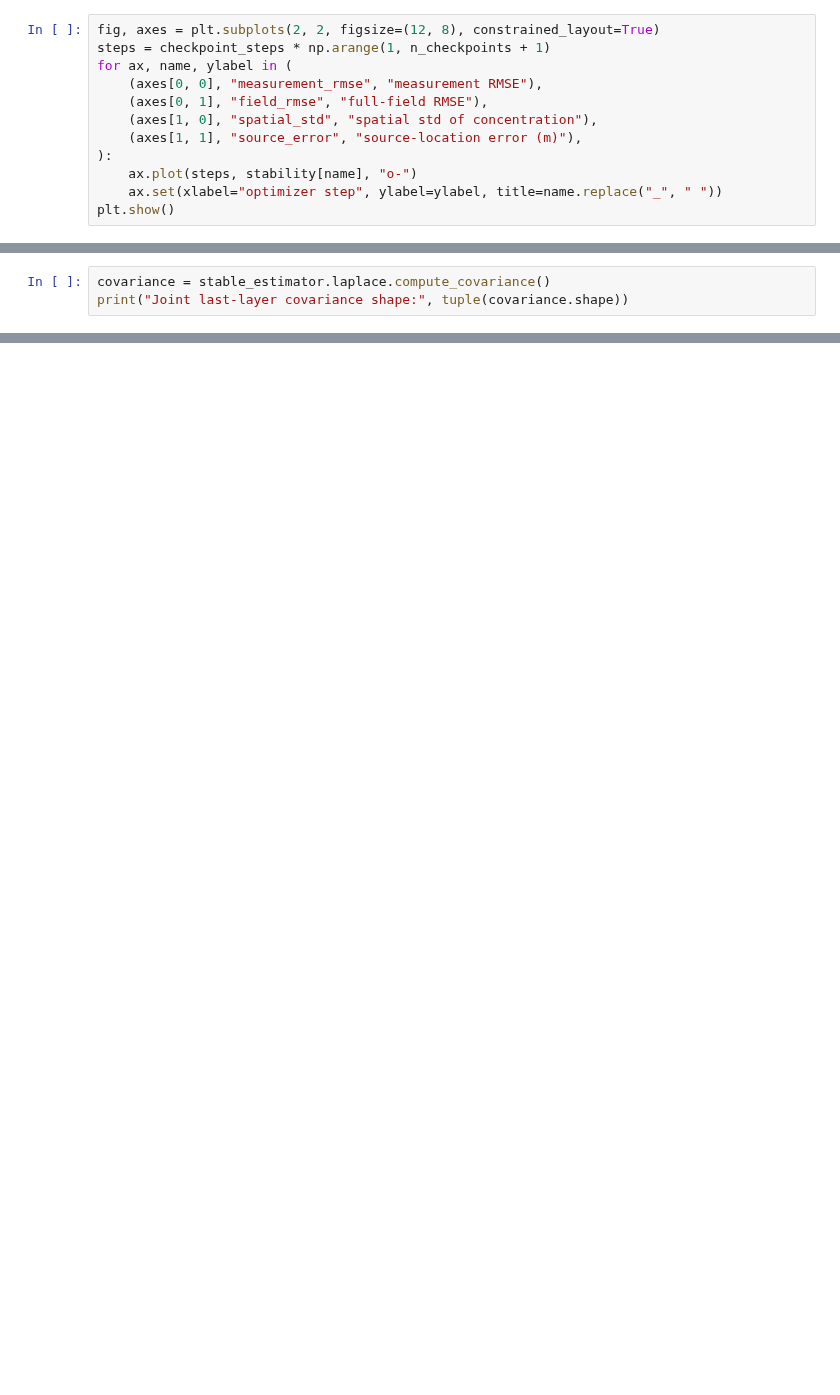
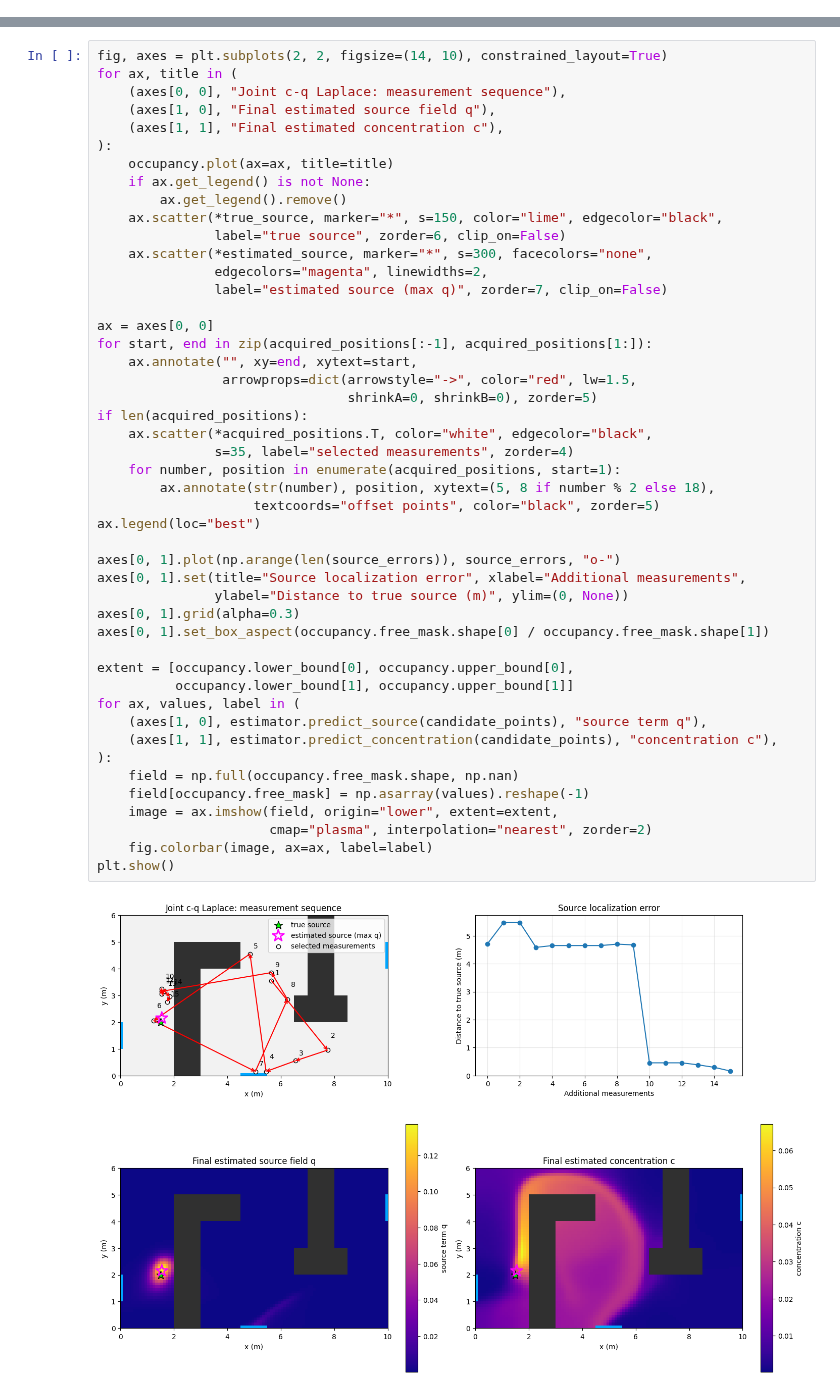
Before and after one commit to domaiii/PINN-estimator, a Jupyter notebook: examples/last_layer_laplace_mwe.ipynb, the cells around one changed output, grey strips where cells are left out. Drawn from its saved outputs; the diff is of its cells as text; blank space fills up the shorter version.

```diff
--- a/examples/last_layer_laplace_mwe.ipynb
+++ b/examples/last_layer_laplace_mwe.ipynb
@@ -175,12 +87,0 @@ if not map_is_stable:
-# %%
-fig, axes = plt.subplots(2, 2, figsize=(12, 8), constrained_layout=True)
-steps = checkpoint_steps * np.arange(1, n_checkpoints + 1)
-for ax, name, ylabel in (
-    (axes[0, 0], "measurement_rmse", "measurement RMSE"),
-    (axes[0, 1], "field_rmse", "full-field RMSE"),
-    (axes[1, 0], "spatial_std", "spatial std of concentration"),
-    (axes[1, 1], "source_error", "source-location error (m)"),
-):
-    ax.plot(steps, stability[name], "o-")
-    ax.set(xlabel="optimizer step", ylabel=ylabel, title=name.replace("_", " "))
-plt.show()
@@ -201,3 +87,0 @@ As in the original MWE, the framework symmetrizes the Hessian and floors its eig
-# %%
-covariance = stable_estimator.laplace.compute_covariance()
-print("Joint last-layer covariance shape:", tuple(covariance.shape))
@@ -487,0 +176,49 @@ This is still a single local Gaussian approximation. It cannot represent multipl
+# %%
+fig, axes = plt.subplots(2, 2, figsize=(14, 10), constrained_layout=True)
+for ax, title in (
+    (axes[0, 0], "Joint c-q Laplace: measurement sequence"),
+    (axes[1, 0], "Final estimated source field q"),
+    (axes[1, 1], "Final estimated concentration c"),
+):
+    occupancy.plot(ax=ax, title=title)
+    if ax.get_legend() is not None:
+        ax.get_legend().remove()
+    ax.scatter(*true_source, marker="*", s=150, color="lime", edgecolor="black",
+               label="true source", zorder=6, clip_on=False)
+    ax.scatter(*estimated_source, marker="*", s=300, facecolors="none",
+               edgecolors="magenta", linewidths=2,
+               label="estimated source (max q)", zorder=7, clip_on=False)
+
+ax = axes[0, 0]
+for start, end in zip(acquired_positions[:-1], acquired_positions[1:]):
+    ax.annotate("", xy=end, xytext=start,
+                arrowprops=dict(arrowstyle="->", color="red", lw=1.5,
+                                shrinkA=0, shrinkB=0), zorder=5)
+if len(acquired_positions):
+    ax.scatter(*acquired_positions.T, color="white", edgecolor="black",
+               s=35, label="selected measurements", zorder=4)
+    for number, position in enumerate(acquired_positions, start=1):
+        ax.annotate(str(number), position, xytext=(5, 8 if number % 2 else 18),
+                    textcoords="offset points", color="black", zorder=5)
+ax.legend(loc="best")
+
+axes[0, 1].plot(np.arange(len(source_errors)), source_errors, "o-")
+axes[0, 1].set(title="Source localization error", xlabel="Additional measurements",
+               ylabel="Distance to true source (m)", ylim=(0, None))
+axes[0, 1].grid(alpha=0.3)
+axes[0, 1].set_box_aspect(occupancy.free_mask.shape[0] / occupancy.free_mask.shape[1])
+
+extent = [occupancy.lower_bound[0], occupancy.upper_bound[0],
+          occupancy.lower_bound[1], occupancy.upper_bound[1]]
+for ax, values, label in (
+    (axes[1, 0], estimator.predict_source(candidate_points), "source term q"),
+    (axes[1, 1], estimator.predict_concentration(candidate_points), "concentration c"),
+):
+    field = np.full(occupancy.free_mask.shape, np.nan)
+    field[occupancy.free_mask] = np.asarray(values).reshape(-1)
+    image = ax.imshow(field, origin="lower", extent=extent,
+                      cmap="plasma", interpolation="nearest", zorder=2)
+    fig.colorbar(image, ax=ax, label=label)
+plt.show()
+# %% [output]
+[figure, added]
```
Also changed, not shown: parts of 20 cells of this notebook, 4 other files.
